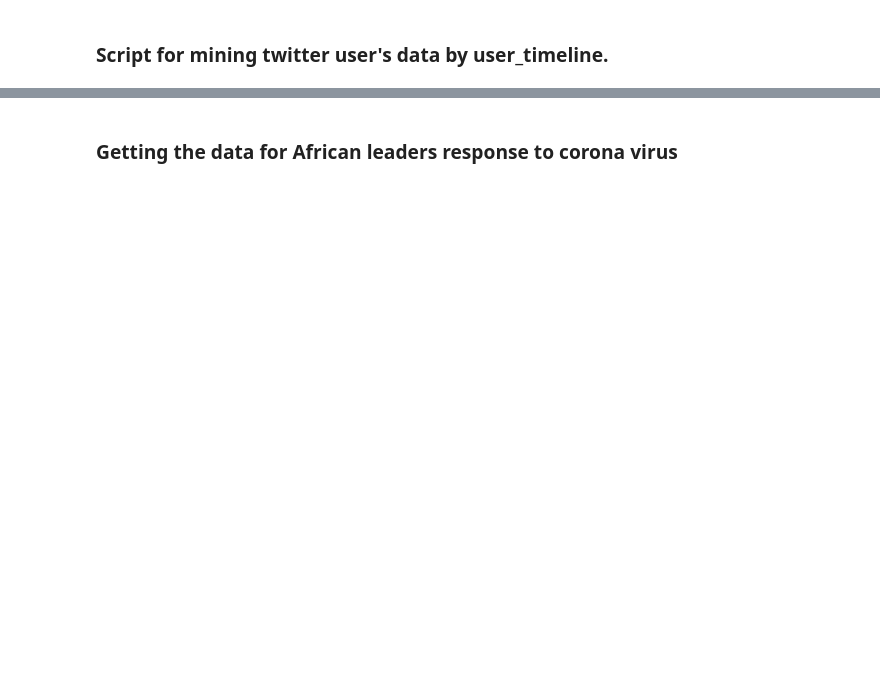
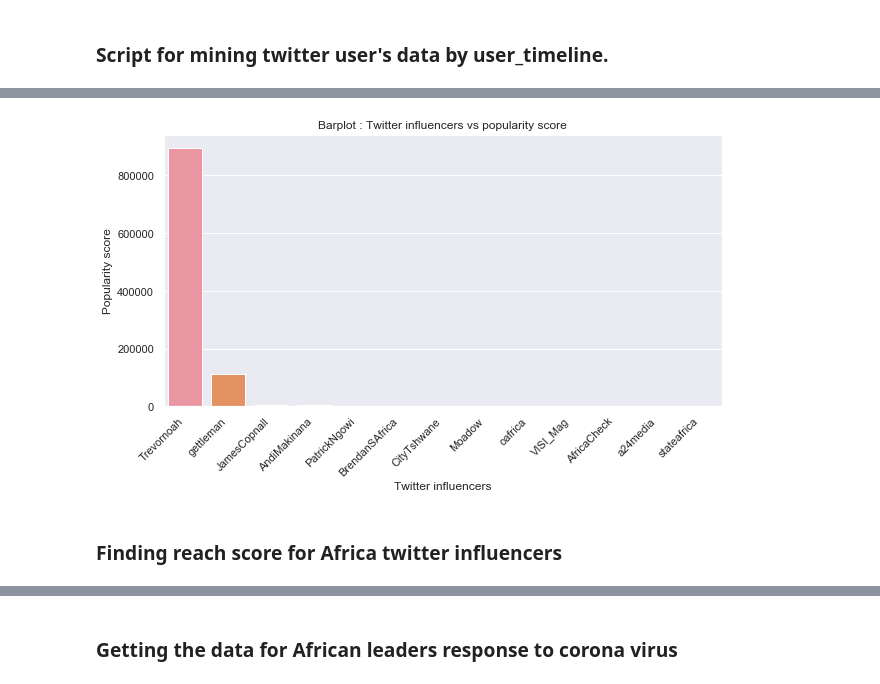
Before and after one commit to BrianOdhiambo/10Academy-Week1, a Jupyter notebook: scrapping_starter.ipynb, the cells around one changed output, grey strips where cells are left out. Cells and saved outputs as stored; diff of their text form; code cells hidden in the pictures; blank space fills up the shorter version.

```diff
--- a/scrapping_starter.ipynb
+++ b/scrapping_starter.ipynb
@@ -483,0 +464,15 @@ Name: comments, Length: 1222, dtype: float64
+# %%
+# Creating a sample dataframe containing the columns : favorite_count, retweet_count and original_author
+popularity_df = df_influencer[['original_author','favorite_count','retweet_count']]
+
+# Grouping the columns using original author and finding summation
+popularity_df = popularity_df.groupby(['original_author'])['favorite_count', 'retweet_count'].sum()
+
+# Finding a total of favorite and retweet counts per author
+popularity_col = popularity_df['favorite_count'] + popularity_df['retweet_count']
+
+# Creating a column for the summation of favorite and retweet counts per author.
+popularity_df["popularity_col"] = popularity_col
+
+# Sorting the dataframe with the popularity column
+pop_score_twitter_influencers = popularity_df.sort_values("popularity_col", ascending=False)
@@ -483,0 +497,12 @@ Name: comments, Length: 1222, dtype: float64
+# %%
+pop_score_twitter_influencers = pop_score_twitter_influencers.reset_index()
+# %%
+plt.figure(figsize=(10,5))
+plot = sns.barplot(x="original_author", y="popularity_col", data=pop_score_twitter_influencers)
+plot.set_xticklabels(plot.get_xticklabels(), rotation=45, horizontalalignment='right')
+plot.set(xlabel="Twitter influencers", ylabel="Popularity score", title="Barplot : Twitter influencers vs popularity score")
+plt.show()
+# %% [output]
+[figure, added]
+# %% [markdown]
+### Finding reach score for Africa twitter influencers
```
Also changed, not shown: parts of 111 cells of this notebook.
